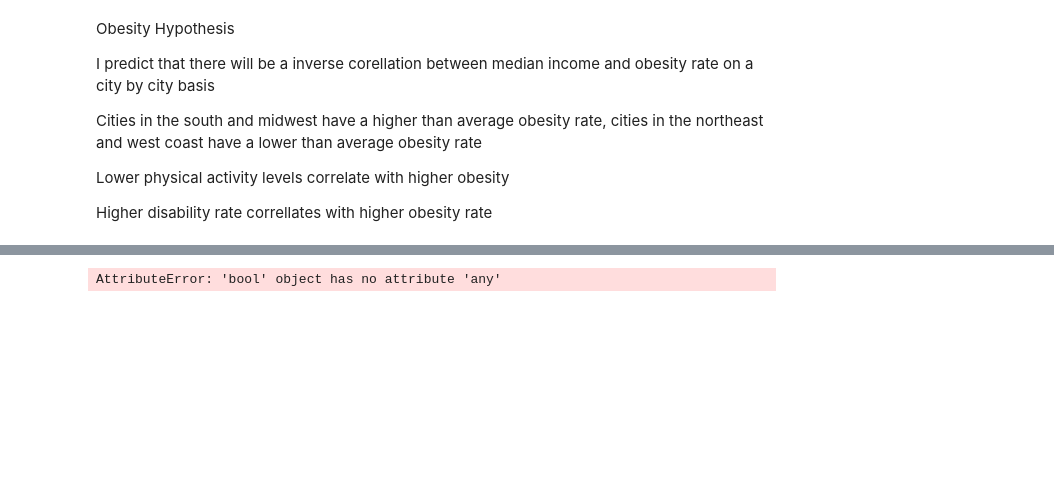
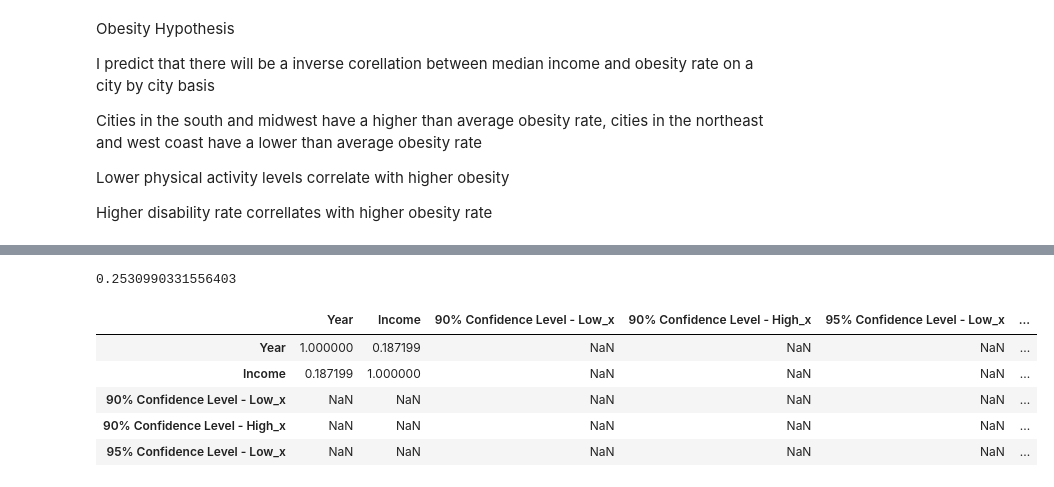
Before and after one commit to nijie321/COMP4151-project, a Jupyter notebook: Part2_Obesity_and_income.ipynb, the cells around one changed output, grey strips where cells are left out. Drawn from its saved outputs; the diff is of its cells as text; code cells hidden in the pictures; blank space fills up the shorter version.

```diff
--- a/Part2_Obesity_and_income.ipynb
+++ b/Part2_Obesity_and_income.ipynb
@@ -169,11 +162,20 @@ seaborn.relplot(x="Income", y="Obesity", data=obesity_data)
 # %%
 from sklearn.linear_model import LinearRegression
 from sklearn.model_selection import cross_validate, ShuffleSplit
 
-X = obesity_data[["Income"]]
-y = obesity_data["Obesity"]
+X = ob_data[["Income"]]
+y = ob_data["Obesity"]
 
 model = LinearRegression()
 res = cross_validate(model, X, y, cv=10)
+print(res["test_score"].mean())
+
+ob_data.corr().head()
 # %% [output]
-AttributeError: 'bool' object has no attribute 'any'
+0.2530990331556403
+|  | Year | Income | 90% Confidence Level - Low_x | 90% Confidence Level - High_x | 95% Confidence Level - Low_x | ... |
+| Year | 1.000000 | 0.187199 | NaN | NaN | NaN | ... |
+| Income | 0.187199 | 1.000000 | NaN | NaN | NaN | ... |
+| 90% Confidence Level - Low_x | NaN | NaN | NaN | NaN | NaN | ... |
+| 90% Confidence Level - High_x | NaN | NaN | NaN | NaN | NaN | ... |
+| 95% Confidence Level - Low_x | NaN | NaN | NaN | NaN | NaN | ... |
```
Also changed, not shown: parts of 3 cells of this notebook.
